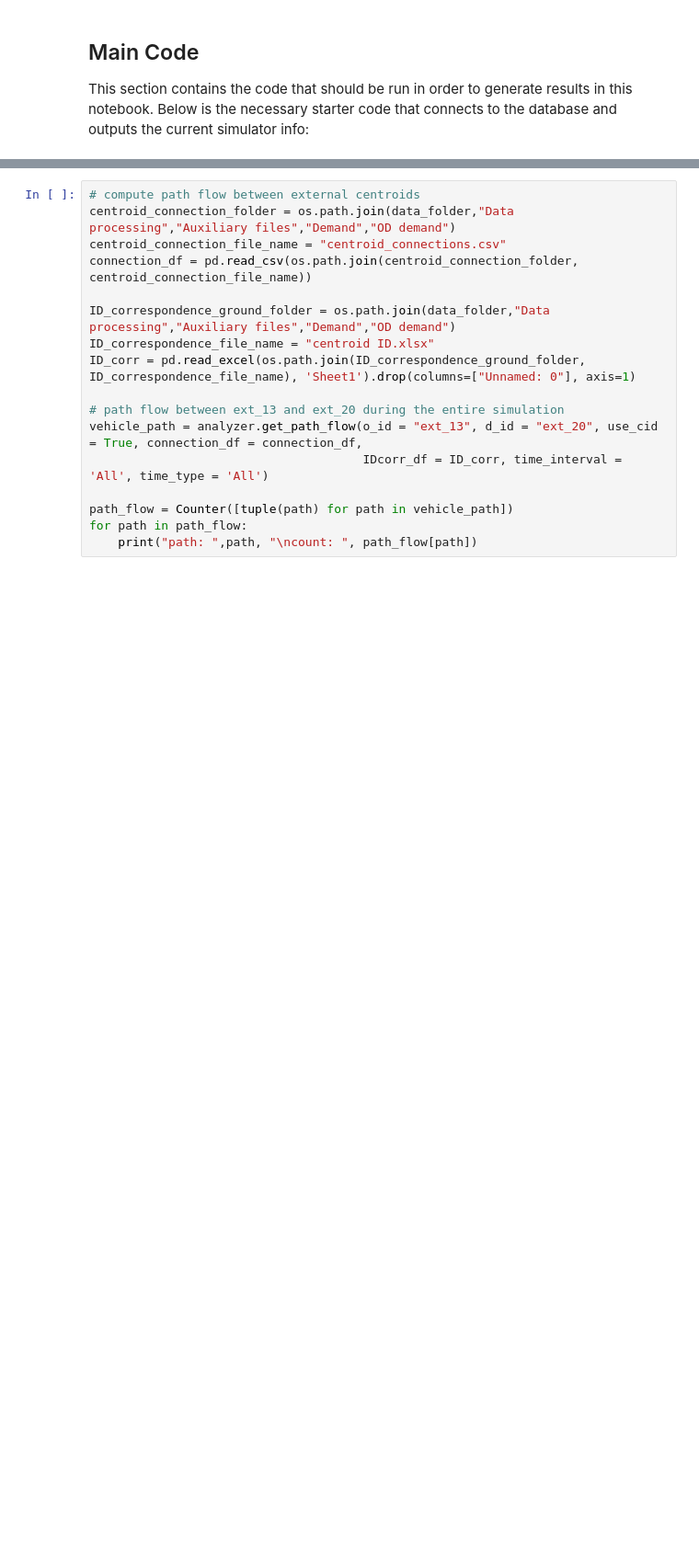
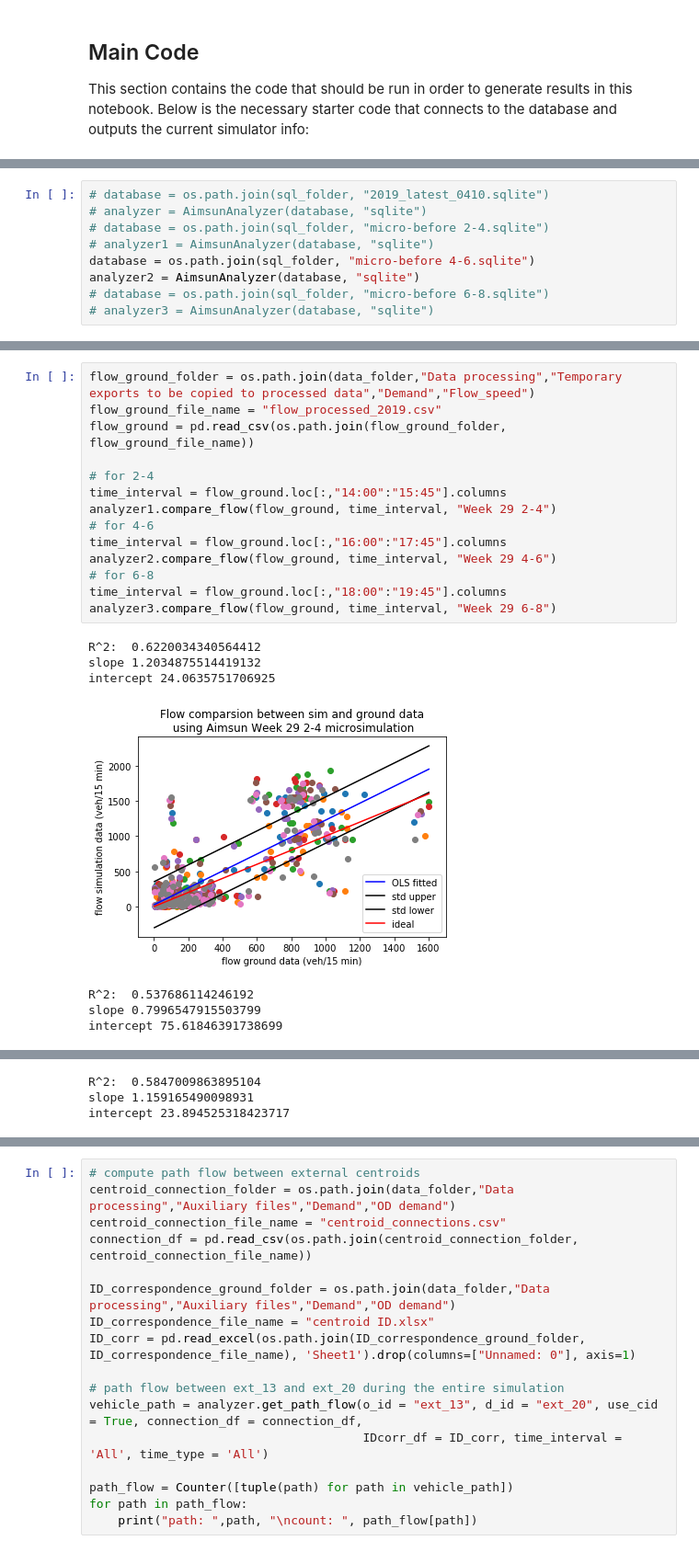
Before and after one commit to Fremont-project/data-processing, a Jupyter notebook: pipeline/aimsun-data-analysis/Aimsun Microsimulation SQLite Output Database Analyzer.ipynb, the cells around one changed output, grey strips where cells are left out. Shown at 92% size. Drawn from its saved outputs; the diff is of its cells as text; blank space fills up the shorter version.

Commit message:
new plots for week29 simulation, update instruction and todo, wait for 2-4 sqlite

```diff
--- a/pipeline/aimsun-data-analysis/Aimsun Microsimulation SQLite Output Database Analyzer.ipynb
+++ b/pipeline/aimsun-data-analysis/Aimsun Microsimulation SQLite Output Database Analyzer.ipynb
@@ -847,0 +866,9 @@ analyzer.get_speed("35500", "14:45") # average link speed on road 35500 at 14:45
+# %%
+# database = os.path.join(sql_folder, "2019_latest_0410.sqlite")
+# analyzer = AimsunAnalyzer(database, "sqlite")
+# database = os.path.join(sql_folder, "micro-before 2-4.sqlite")
+# analyzer1 = AimsunAnalyzer(database, "sqlite")
+database = os.path.join(sql_folder, "micro-before 4-6.sqlite")
+analyzer2 = AimsunAnalyzer(database, "sqlite")
+# database = os.path.join(sql_folder, "micro-before 6-8.sqlite")
+# analyzer3 = AimsunAnalyzer(database, "sqlite")
@@ -847,0 +905,22 @@ analyzer.get_speed("35500", "14:45") # average link speed on road 35500 at 14:45
+# %%
+flow_ground_folder = os.path.join(data_folder,"Data processing","Temporary exports to be copied to processed data","Demand","Flow_speed")
+flow_ground_file_name = "flow_processed_2019.csv"
+flow_ground = pd.read_csv(os.path.join(flow_ground_folder, flow_ground_file_name))
+
+# for 2-4
+time_interval = flow_ground.loc[:,"14:00":"15:45"].columns
+analyzer1.compare_flow(flow_ground, time_interval, "Week 29 2-4")
+# for 4-6
+time_interval = flow_ground.loc[:,"16:00":"17:45"].columns
+analyzer2.compare_flow(flow_ground, time_interval, "Week 29 4-6")
+# for 6-8
+time_interval = flow_ground.loc[:,"18:00":"19:45"].columns
+analyzer3.compare_flow(flow_ground, time_interval, "Week 29 6-8")
+# %% [output]
+R^2:  0.6220034340564412
+slope 1.2034875514419132
+intercept 24.0635751706925
+[figure, added]
+R^2:  0.537686114246192
+slope 0.7996547915503799
+intercept 75.61846391738699
@@ -847,0 +928,3 @@ analyzer.get_speed("35500", "14:45") # average link speed on road 35500 at 14:45
+R^2:  0.5847009863895104
+slope 1.159165490098931
+intercept 23.894525318423717
```
Also changed, not shown: parts of 25 cells of this notebook.
